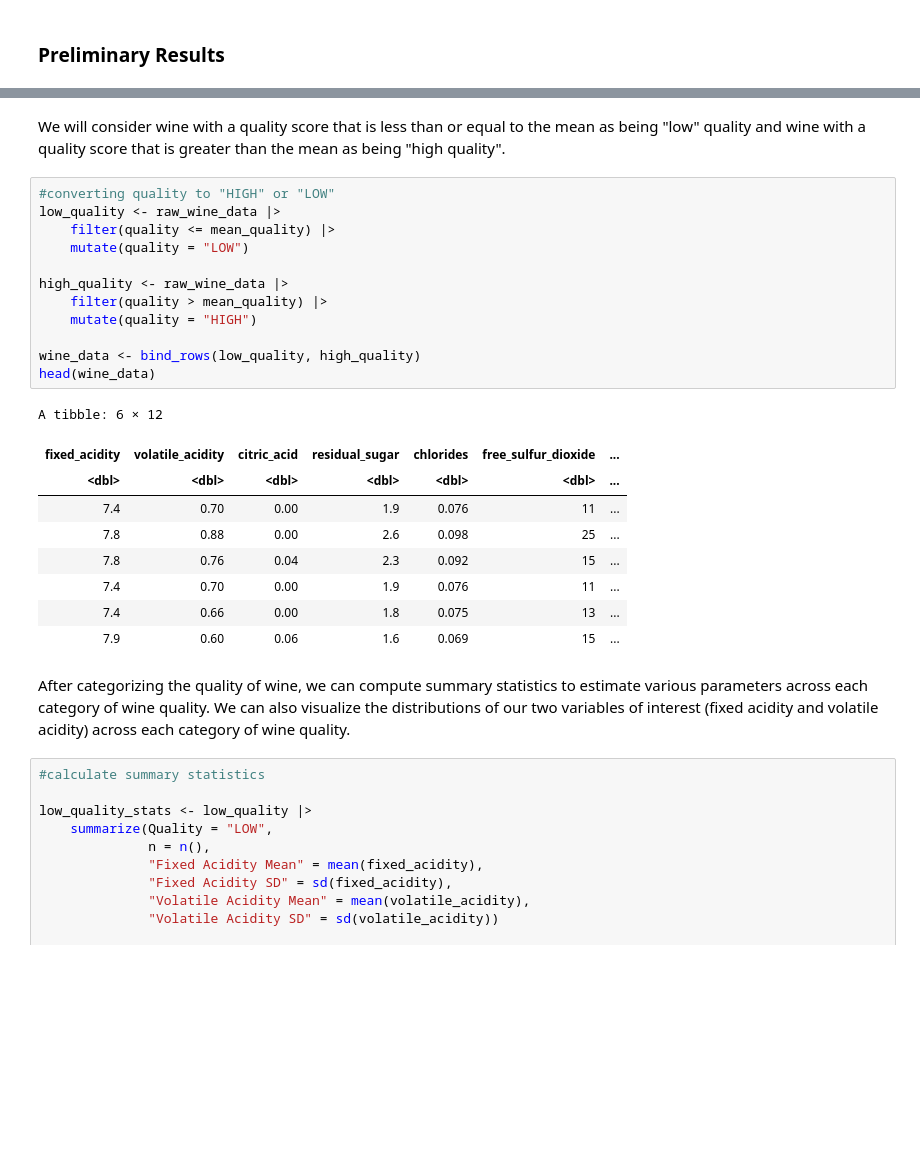
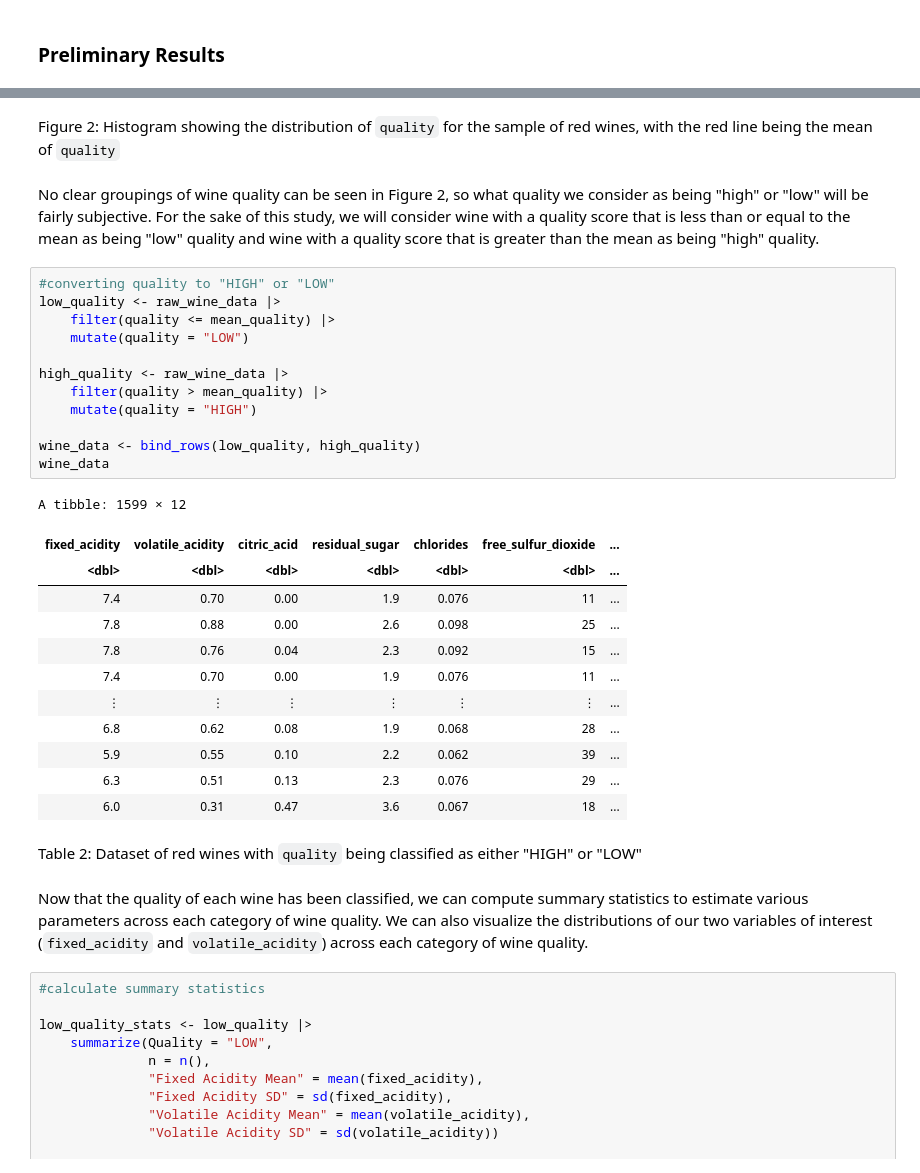
Before and after one commit to aleong2004/Wine-Composition, a Jupyter notebook: Proposal.ipynb, the cells around one changed output, grey strips where cells are left out. Drawn from its saved outputs; the diff is of its cells as text; blank space fills up the shorter version.

```diff
--- a/Proposal.ipynb
+++ b/Proposal.ipynb
@@ -104,32 +117,39 @@ raw_wine_plot <- raw_wine_data |>
 raw_wine_plot
 # %% [output]
 [figure]
+# %% [markdown]
+Figure 2: Histogram showing the distribution of `quality` for the sample of red wines, with the red line being the mean of `quality`
 # %% [markdown]
-We will consider wine with a quality score that is less than or equal to the mean as being "low" quality and wine with a quality score that is greater than the mean as being "high quality".
+No clear groupings of wine quality can be seen in Figure 2, so what quality we consider as being "high" or "low" will be fairly subjective. For the sake of this study, we will consider wine with a quality score that is less than or equal to the mean as being "low" quality and wine with a quality score that is greater than the mean as being "high" quality.
 # %%
 #converting quality to "HIGH" or "LOW"
 low_quality <- raw_wine_data |>
     filter(quality <= mean_quality) |>
     mutate(quality = "LOW")
 
 high_quality <- raw_wine_data |>
     filter(quality > mean_quality) |>
     mutate(quality = "HIGH")
 
 wine_data <- bind_rows(low_quality, high_quality)
-head(wine_data)
+wine_data
 # %% [output]
-A tibble: 6 × 12
+A tibble: 1599 × 12
 | fixed_acidity | volatile_acidity | citric_acid | residual_sugar | chlorides | free_sulfur_dioxide | ... |
 | <dbl> | <dbl> | <dbl> | <dbl> | <dbl> | <dbl> | ... |
 | 7.4 | 0.70 | 0.00 | 1.9 | 0.076 | 11 | ... |
 | 7.8 | 0.88 | 0.00 | 2.6 | 0.098 | 25 | ... |
 | 7.8 | 0.76 | 0.04 | 2.3 | 0.092 | 15 | ... |
 | 7.4 | 0.70 | 0.00 | 1.9 | 0.076 | 11 | ... |
-| 7.4 | 0.66 | 0.00 | 1.8 | 0.075 | 13 | ... |
-| 7.9 | 0.60 | 0.06 | 1.6 | 0.069 | 15 | ... |
+| ⋮ | ⋮ | ⋮ | ⋮ | ⋮ | ⋮ | ... |
+| 6.8 | 0.62 | 0.08 | 1.9 | 0.068 | 28 | ... |
+| 5.9 | 0.55 | 0.10 | 2.2 | 0.062 | 39 | ... |
+| 6.3 | 0.51 | 0.13 | 2.3 | 0.076 | 29 | ... |
+| 6.0 | 0.31 | 0.47 | 3.6 | 0.067 | 18 | ... |
+# %% [markdown]
+Table 2: Dataset of red wines with `quality` being classified as either "HIGH" or "LOW"
 # %% [markdown]
-After categorizing the quality of wine, we can compute summary statistics to estimate various parameters across each category of wine quality. We can also visualize the distributions of our two variables of interest (fixed acidity and volatile acidity) across each category of wine quality.
+Now that the quality of each wine has been classified, we can compute summary statistics to estimate various parameters across each category of wine quality. We can also visualize the distributions of our two variables of interest (`fixed_acidity` and `volatile_acidity`) across each category of wine quality.
 # %%
 #calculate summary statistics
 
```
Also changed, not shown: parts of 22 cells of this notebook.
